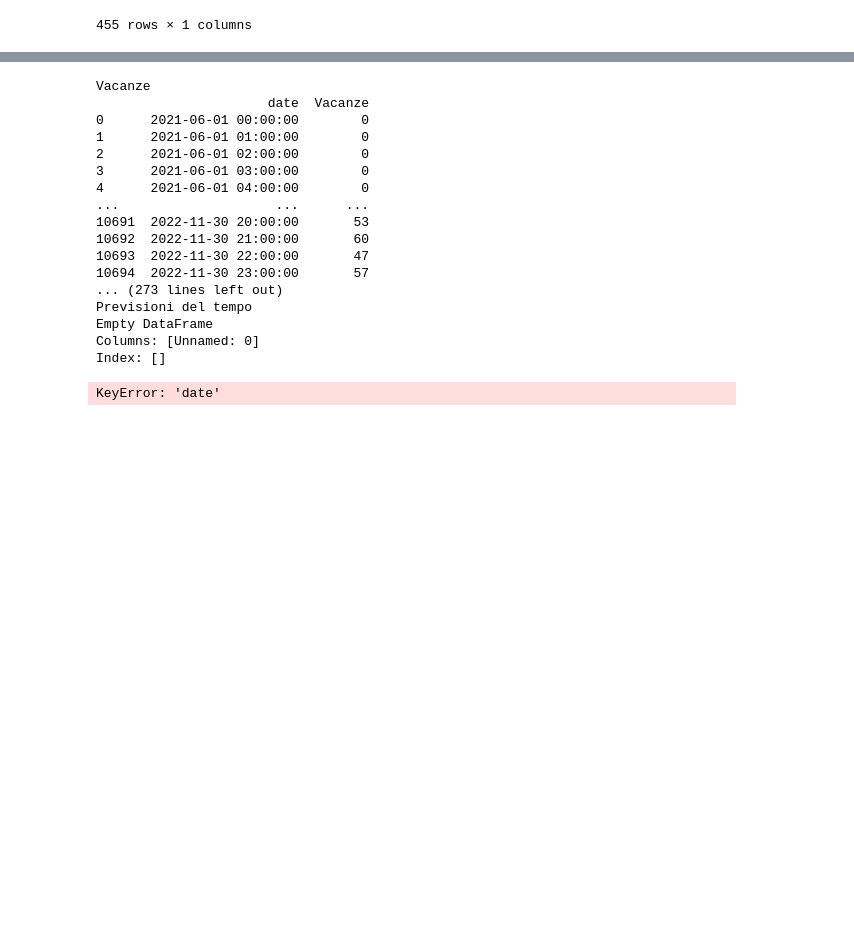
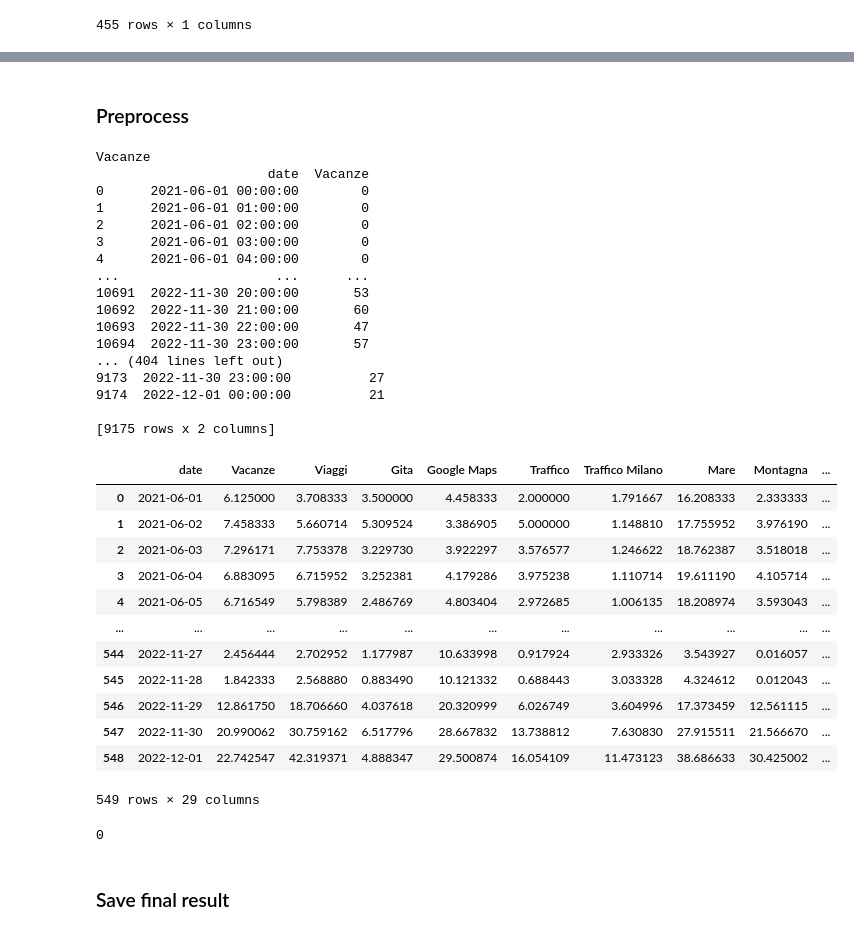
Before and after one commit to Ishikawa7/Forecasting-and-Google-Trends-API, a Jupyter notebook: get_data_from_google_trends.ipynb, the cells around one changed output, grey strips where cells are left out. Drawn from its saved outputs; the diff is of its cells as text; code cells hidden in the pictures; blank space fills up the shorter version.

```diff
--- a/get_data_from_google_trends.ipynb
+++ b/get_data_from_google_trends.ipynb
@@ -144,3 +175,5 @@ df.plot(figsize=(20,10))
+# %% [markdown]
+### Preprocess
 # %%
 # preprocess all the data
 for key_word in words_list:
@@ -149,6 +182,9 @@ for key_word in words_list:
     print(df)
     df["date"] = df["date"].apply(lambda x : pd.to_datetime(x).date())
     df = df.groupby("date").mean()
+    df = df.reindex(pd.date_range(start="2021-06-01", end="2022-12-01", freq='D'))
+    df.index.name = "date"
+    df.fillna(0, inplace=True)
     df[key_word] = df.ewm(span=7).mean()
     df.to_csv('data_preprocessed/' + key_word + '_processed.csv')
 # %% [output]
@@ -164,9 +200,40 @@ Vacanze
 10692  2022-11-30 21:00:00       60
 10693  2022-11-30 22:00:00       47
 10694  2022-11-30 23:00:00       57
-... (273 lines left out)
-Previsioni del tempo
-Empty DataFrame
-Columns: [Unnamed: 0]
-Index: []
+... (404 lines left out)
+9173  2022-11-30 23:00:00          27
+9174  2022-12-01 00:00:00          21
+
+[9175 rows x 2 columns]
-KeyError: 'date'
+# %%
+# concat all the dataframes of the preprocessed data
+for key_word in words_list:
+    df = pd.read_csv('data_preprocessed/' +key_word + '_processed.csv')
+    if key_word == "Vacanze":
+        df_concat = df
+    else:
+        df.drop(columns=['date'], inplace=True)
+        df_concat = pd.concat([df_concat,df], axis=1)
+# %%
+df_concat
+# %% [output]
+|  | date | Vacanze | Viaggi | Gita | Google Maps | Traffico | Traffico Milano | Mare | Montagna | ... |
+| 0 | 2021-06-01 | 6.125000 | 3.708333 | 3.500000 | 4.458333 | 2.000000 | 1.791667 | 16.208333 | 2.333333 | ... |
+| 1 | 2021-06-02 | 7.458333 | 5.660714 | 5.309524 | 3.386905 | 5.000000 | 1.148810 | 17.755952 | 3.976190 | ... |
+| 2 | 2021-06-03 | 7.296171 | 7.753378 | 3.229730 | 3.922297 | 3.576577 | 1.246622 | 18.762387 | 3.518018 | ... |
+| 3 | 2021-06-04 | 6.883095 | 6.715952 | 3.252381 | 4.179286 | 3.975238 | 1.110714 | 19.611190 | 4.105714 | ... |
+| 4 | 2021-06-05 | 6.716549 | 5.798389 | 2.486769 | 4.803404 | 2.972685 | 1.006135 | 18.208974 | 3.593043 | ... |
+| ... | ... | ... | ... | ... | ... | ... | ... | ... | ... | ... |
+| 544 | 2022-11-27 | 2.456444 | 2.702952 | 1.177987 | 10.633998 | 0.917924 | 2.933326 | 3.543927 | 0.016057 | ... |
+| 545 | 2022-11-28 | 1.842333 | 2.568880 | 0.883490 | 10.121332 | 0.688443 | 3.033328 | 4.324612 | 0.012043 | ... |
+| 546 | 2022-11-29 | 12.861750 | 18.706660 | 4.037618 | 20.320999 | 6.026749 | 3.604996 | 17.373459 | 12.561115 | ... |
+| 547 | 2022-11-30 | 20.990062 | 30.759162 | 6.517796 | 28.667832 | 13.738812 | 7.630830 | 27.915511 | 21.566670 | ... |
+| 548 | 2022-12-01 | 22.742547 | 42.319371 | 4.888347 | 29.500874 | 16.054109 | 11.473123 | 38.686633 | 30.425002 | ... |
+549 rows × 29 columns
+# %%
+# check for nan values
+df_concat.isna().sum().sum()
+# %% [output]
+0
+# %% [markdown]
+### Save final result
```
Also changed, not shown: parts of 12 cells of this notebook, 29 other files.
